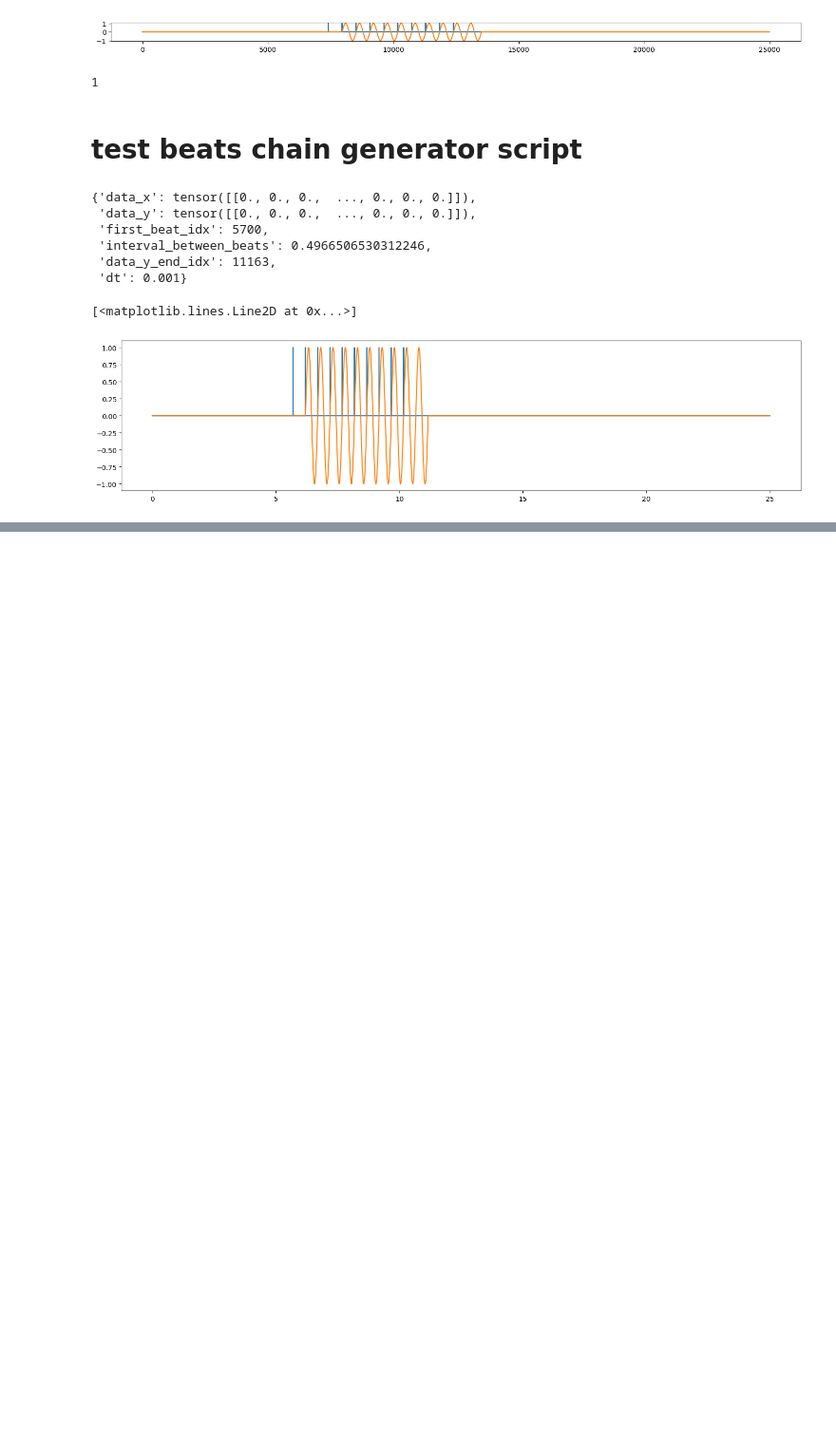
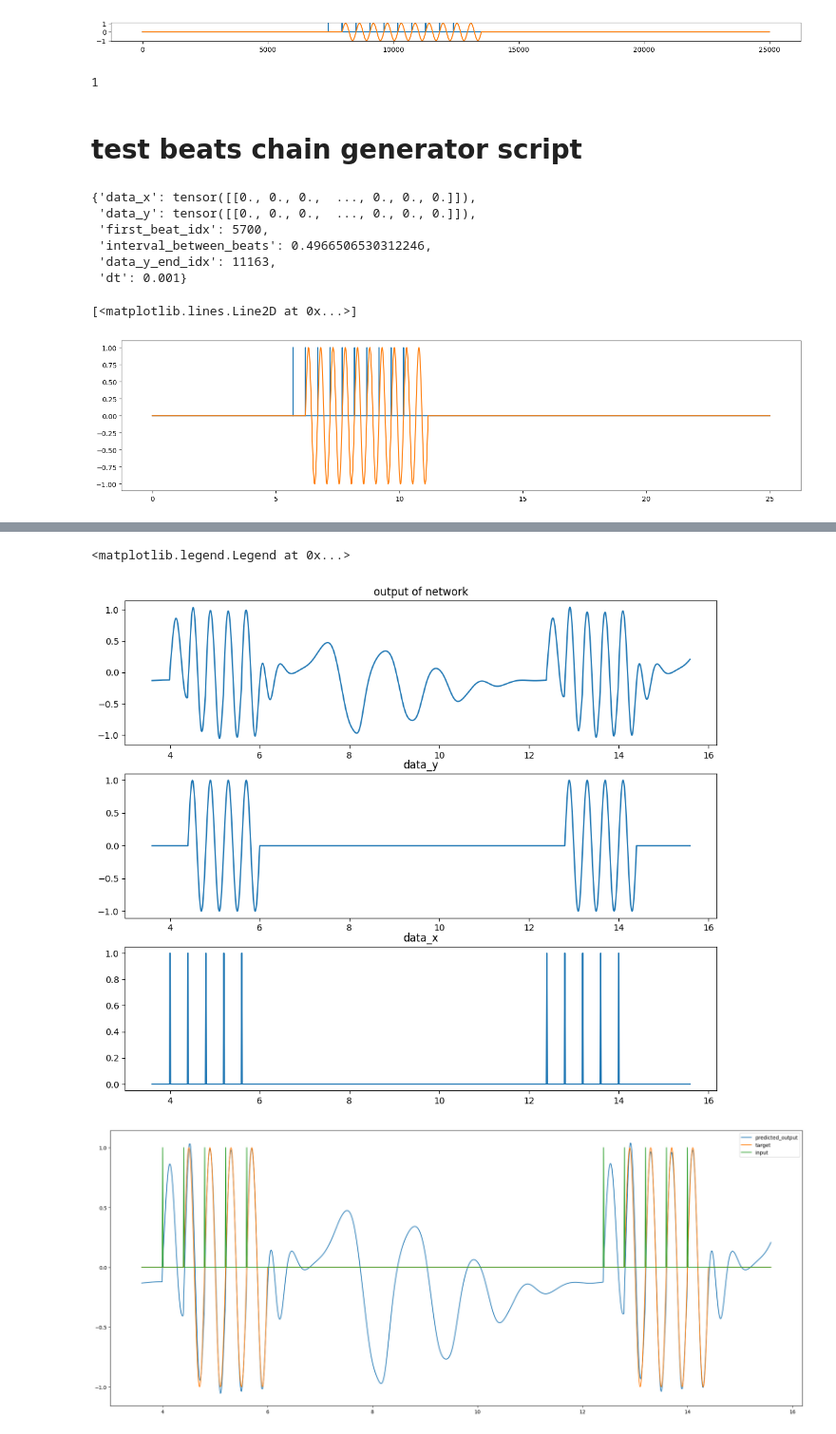
Before and after one commit to mtnusf97/CTRNN, a Jupyter notebook: helper_notebook.ipynb, the cells around one changed output, grey strips where cells are left out. Shown at 95% size. Drawn from its saved outputs; the diff is of its cells as text; code cells hidden in the pictures; blank space fills up the shorter version.

```diff
--- a/helper_notebook.ipynb
+++ b/helper_notebook.ipynb
@@ -638,0 +639,79 @@ last_index
+# %%
+# data
+data_duration = 50
+dt  = 0.01
+f_beat_time1 = 4
+interval1 = 0.4
+n_of_targets1 = 5
+n_of_beats1 = 5
+target_shape = 'full_sine'
+data_x1, data_y1, first_beat_idx, _, data_y_end_idx = beats_chain_forced_generator(number_of_beats=n_of_beats1,
+                                                                    number_of_targets=n_of_targets1,
+                                                                    target_starts_from_beat=2,
+                                                                    target_shape=target_shape,
+                                                                    data_duration=data_duration,
+                                                                    first_beat_time=f_beat_time1,
+                                                                    interval=interval1,
+                                                                    target_amplitude=1,
+                                                                    beats_amplitude=1,
+                                                                    dt=dt)
+
+distance_between_chains = 6
+f_beat_time2 = data_y_end_idx * dt + interval1 + distance_between_chains
+interval2 = 0.4
+n_of_targets2 = 5
+n_of_beats2 = 5
+
+
+data_x2, data_y2, first_beat_idx, _, _ = beats_chain_forced_generator(number_of_beats=n_of_beats2,
+                                                                    number_of_targets=n_of_targets2,
+                                                                    target_starts_from_beat=2,
+                                                                    target_shape=target_shape,
+                                                                    data_duration=data_duration,
+                                                                    first_beat_time=f_beat_time2,
+                                                                    interval=interval2,
+                                                                    target_amplitude=1,
+                                                                    beats_amplitude=1,
+                                                                    dt=dt)
+
+data_x = data_x1 + data_x2
+data_y = data_y1 + data_y2
+
+
+config_file_path = '/home/matin/McMaster/trimba/phd_codes/CTRNN/experiments/ctrnn_v2/beats_chain/CTRNN_beats_chain_full_sine_beatsn10_targetsn10_dt0.01_2023-Feb-13-00-20-33_2965118/config.yaml'
+config = edict(yaml.full_load(open(config_file_path, 'r')))
+config.device = 'cpu'
+model = CTRNN(config)
+model_file = os.path.join(config.save_dir, config.test.test_model_name)
+model_file = model_file.replace('/home/mtnusf97/projects/def-cannoj9/mtnusf97/CTRNN/', '')
+load_model(model, model_file, config.device)
+model.to(config.device)
+activations, hidden_states, outputs = model.init_activations_outputs(batch_size=1)
+outputs, activations, hidden_states = model.predict(data_x,
+                                                    activations.to(config.device),
+                                                    hidden_states.to(config.device),
+                                                    outputs)
+
+last_index = int((f_beat_time2 + (n_of_targets2 + 3) * interval2) / dt)
+first_index = int((f_beat_time1 - interval1) / dt)
+
+# plots
+len_data_points = int(data_duration * (1 / dt))
+x_range = np.arange(len_data_points) * dt
+_, axs = plt.subplots(3, 1, figsize=(12,10))
+axs[0].plot(x_range[first_index:last_index], outputs.detach().view(len_data_points)[first_index:last_index])
+axs[0].set_title('output of network')
+axs[1].plot(x_range[first_index:last_index], data_y.view(len_data_points)[first_index:last_index])
+axs[1].set_title('data_y')
+axs[2].plot(x_range[first_index:last_index], data_x.view(len_data_points)[first_index:last_index])
+axs[2].set_title('data_x')
+
+plt.figure(figsize=(25, 10))
+plt.plot(x_range[first_index:last_index], outputs.detach().view(len_data_points)[first_index:last_index], label='predicted_output')
+plt.plot(x_range[first_index:last_index], data_y.view(len_data_points)[first_index:last_index], label='target')
+plt.plot(x_range[first_index:last_index], data_x.view(len_data_points)[first_index:last_index], label='input')
+plt.legend()
+# %% [output]
+<matplotlib.legend.Legend at 0x...>
+[figure, added]
+[figure, added]
```
Also changed, not shown: parts of 21 cells of this notebook, 7 other files.
